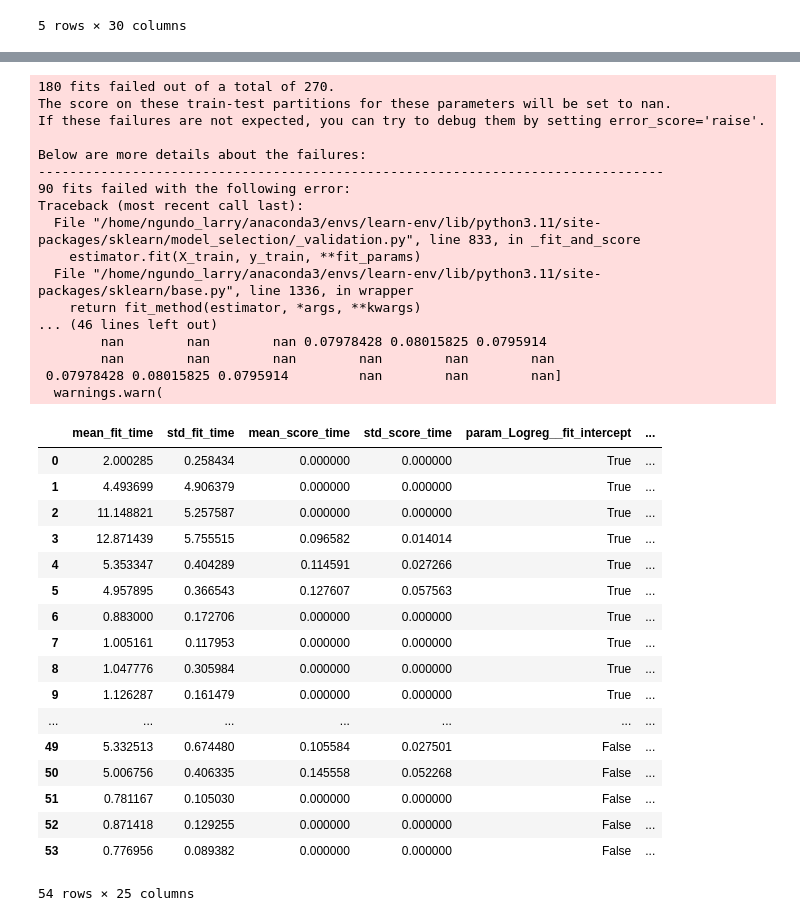
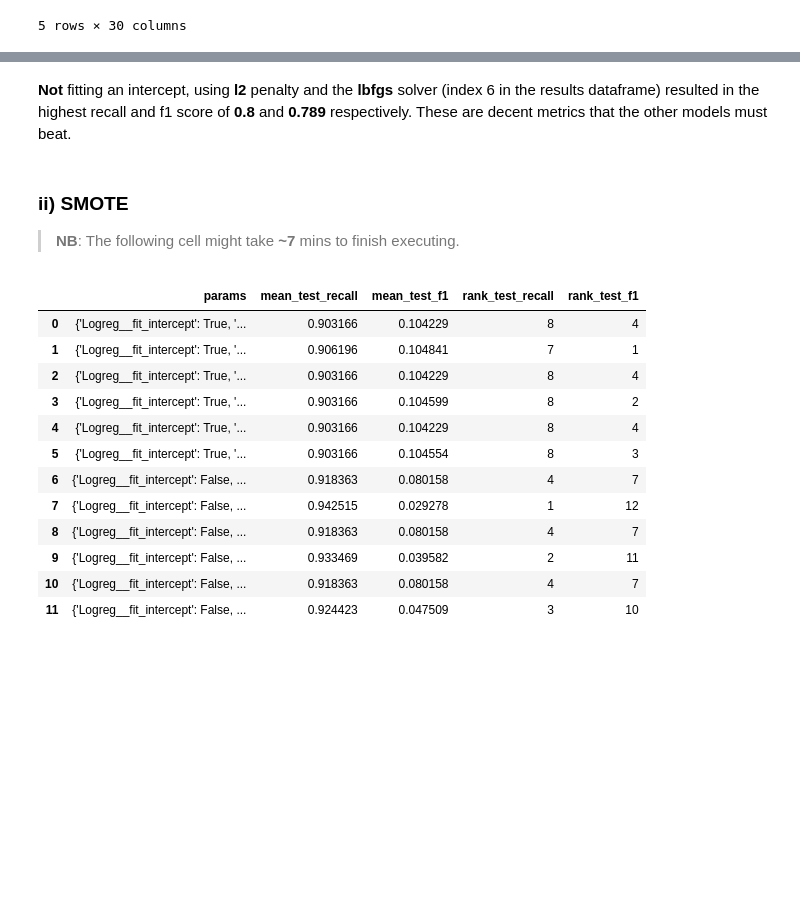
Before and after one commit to NgundoMuithya/Kaggle_Credit_Card_Fraud_Detection, a Jupyter notebook: notebook.ipynb, the cells around one changed output, grey strips where cells are left out. Drawn from its saved outputs; the diff is of its cells as text; code cells hidden in the pictures; blank space fills up the shorter version.

```diff
--- a/notebook.ipynb
+++ b/notebook.ipynb
@@ -469,74 +525,55 @@ To make the process as streamlined as possible, we will use **pipelines**
+# %% [markdown]
+**Not** fitting an intercept, using **l2** penalty and the **lbfgs** solver (index 6 in the results dataframe) resulted in the highest recall and f1 score of **0.8** and **0.789** respectively. These are decent metrics that the other models must beat.
+# %% [markdown]
+### ii) SMOTE
+
+> **NB**: The following cell might take **~7** mins to finish executing.
 # %%
 from imblearn.over_sampling import SMOTE
-from imblearn.pipeline import Pipeline
-from sklearn.linear_model import LogisticRegression
-from sklearn.model_selection import GridSearchCV
 
 # Create pipeline
-logreg_pipeline = Pipeline(
+SMOTE_logreg_pipeline = Pipeline(
     [
         ('SMOTER', SMOTE(random_state=2026)),
         ('Logreg', LogisticRegression(random_state=2026))
     ]
 )
 
 # Perform grid search
-logreg_params = {
-    'SMOTER__k_neighbors': [3, 5, 7],
-    'Logreg__penalty': ['l1', 'l2', 'elasticnet'],
+SMOTE_logreg_params = {
+    'Logreg__l1_ratio': [0],
     'Logreg__max_iter': [100, 150, 200],
-    'Logreg__fit_intercept': [True, False]
+    'Logreg__fit_intercept': [True, False],
+    'Logreg__solver': ['lbfgs', 'saga']
 }
 
-best_logreg_model = GridSearchCV(
-    estimator=logreg_pipeline,
-    param_grid=logreg_params,
+best_SMOTE_logreg_model = GridSearchCV(
+    estimator=SMOTE_logreg_pipeline,
+    param_grid=SMOTE_logreg_params,
     scoring=['recall', 'f1'],
     refit='f1',
     n_jobs=-1
 )
 
 # Fit on training data
-best_logreg_model.fit(X_train_scaled, y_train)
+best_SMOTE_logreg_model.fit(X_train_scaled, y_train)
 
 # View results
-logreg_results = pd.DataFrame(best_logreg_model.cv_results_)
+SMOTE_logreg_results = pd.DataFrame(best_SMOTE_logreg_model.cv_results_)[['params', 'mean_test_recall', 'mean_test_f1', 'rank_test_recall', 'rank_test_f1']]
 
-logreg_results[['params', 'mean_test_recall', 'mean_test_f1', 'rank_test_recall', 'rank_test_f1']]
+SMOTE_logreg_results
 # %% [output]
-180 fits failed out of a total of 270.
-The score on these train-test partitions for these parameters will be set to nan.
-If these failures are not expected, you can try to debug them by setting error_score='raise'.
-
-Below are more details about the failures:
---------------------------------------------------------------------------------
-90 fits failed with the following error:
-Traceback (most recent call last):
-  File "/home/ngundo_larry/anaconda3/envs/learn-env/lib/python3.11/site-packages/sklearn/model_selection/_validation.py", line 833, in _fit_and_score
-    estimator.fit(X_train, y_train, **fit_params)
-  File "/home/ngundo_larry/anaconda3/envs/learn-env/lib/python3.11/site-packages/sklearn/base.py", line 1336, in wrapper
-    return fit_method(estimator, *args, **kwargs)
-... (46 lines left out)
-        nan        nan        nan 0.07978428 0.08015825 0.0795914
-        nan        nan        nan        nan        nan        nan
- 0.07978428 0.08015825 0.0795914         nan        nan        nan]
-  warnings.warn(
-|  | mean_fit_time | std_fit_time | mean_score_time | std_score_time | param_Logreg__fit_intercept | ... |
-| 0 | 2.000285 | 0.258434 | 0.000000 | 0.000000 | True | ... |
-| 1 | 4.493699 | 4.906379 | 0.000000 | 0.000000 | True | ... |
-| 2 | 11.148821 | 5.257587 | 0.000000 | 0.000000 | True | ... |
-| 3 | 12.871439 | 5.755515 | 0.096582 | 0.014014 | True | ... |
-| 4 | 5.353347 | 0.404289 | 0.114591 | 0.027266 | True | ... |
-| 5 | 4.957895 | 0.366543 | 0.127607 | 0.057563 | True | ... |
-| 6 | 0.883000 | 0.172706 | 0.000000 | 0.000000 | True | ... |
-| 7 | 1.005161 | 0.117953 | 0.000000 | 0.000000 | True | ... |
-| 8 | 1.047776 | 0.305984 | 0.000000 | 0.000000 | True | ... |
-| 9 | 1.126287 | 0.161479 | 0.000000 | 0.000000 | True | ... |
-| ... | ... | ... | ... | ... | ... | ... |
-| 49 | 5.332513 | 0.674480 | 0.105584 | 0.027501 | False | ... |
-| 50 | 5.006756 | 0.406335 | 0.145558 | 0.052268 | False | ... |
-| 51 | 0.781167 | 0.105030 | 0.000000 | 0.000000 | False | ... |
-| 52 | 0.871418 | 0.129255 | 0.000000 | 0.000000 | False | ... |
-| 53 | 0.776956 | 0.089382 | 0.000000 | 0.000000 | False | ... |
+|  | params | mean_test_recall | mean_test_f1 | rank_test_recall | rank_test_f1 |
+| 0 | {'Logreg__fit_intercept': True, '... | 0.903166 | 0.104229 | 8 | 4 |
+| 1 | {'Logreg__fit_intercept': True, '... | 0.906196 | 0.104841 | 7 | 1 |
+| 2 | {'Logreg__fit_intercept': True, '... | 0.903166 | 0.104229 | 8 | 4 |
+| 3 | {'Logreg__fit_intercept': True, '... | 0.903166 | 0.104599 | 8 | 2 |
+| 4 | {'Logreg__fit_intercept': True, '... | 0.903166 | 0.104229 | 8 | 4 |
+| 5 | {'Logreg__fit_intercept': True, '... | 0.903166 | 0.104554 | 8 | 3 |
+| 6 | {'Logreg__fit_intercept': False, ... | 0.918363 | 0.080158 | 4 | 7 |
+| 7 | {'Logreg__fit_intercept': False, ... | 0.942515 | 0.029278 | 1 | 12 |
+| 8 | {'Logreg__fit_intercept': False, ... | 0.918363 | 0.080158 | 4 | 7 |
+| 9 | {'Logreg__fit_intercept': False, ... | 0.933469 | 0.039582 | 2 | 11 |
+| 10 | {'Logreg__fit_intercept': False, ... | 0.918363 | 0.080158 | 4 | 7 |
+| 11 | {'Logreg__fit_intercept': False, ... | 0.924423 | 0.047509 | 3 | 10 |
-54 rows × 25 columns
 # %%
```
Also changed, not shown: parts of 5 cells of this notebook.
